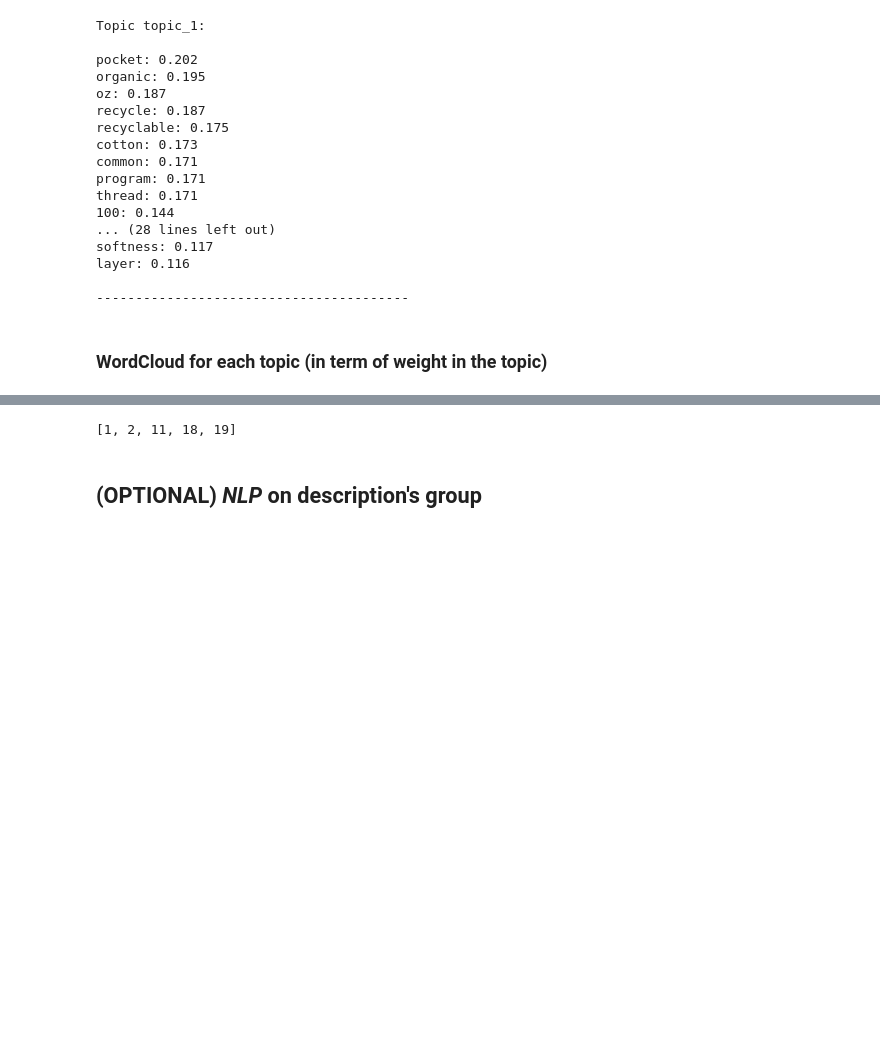
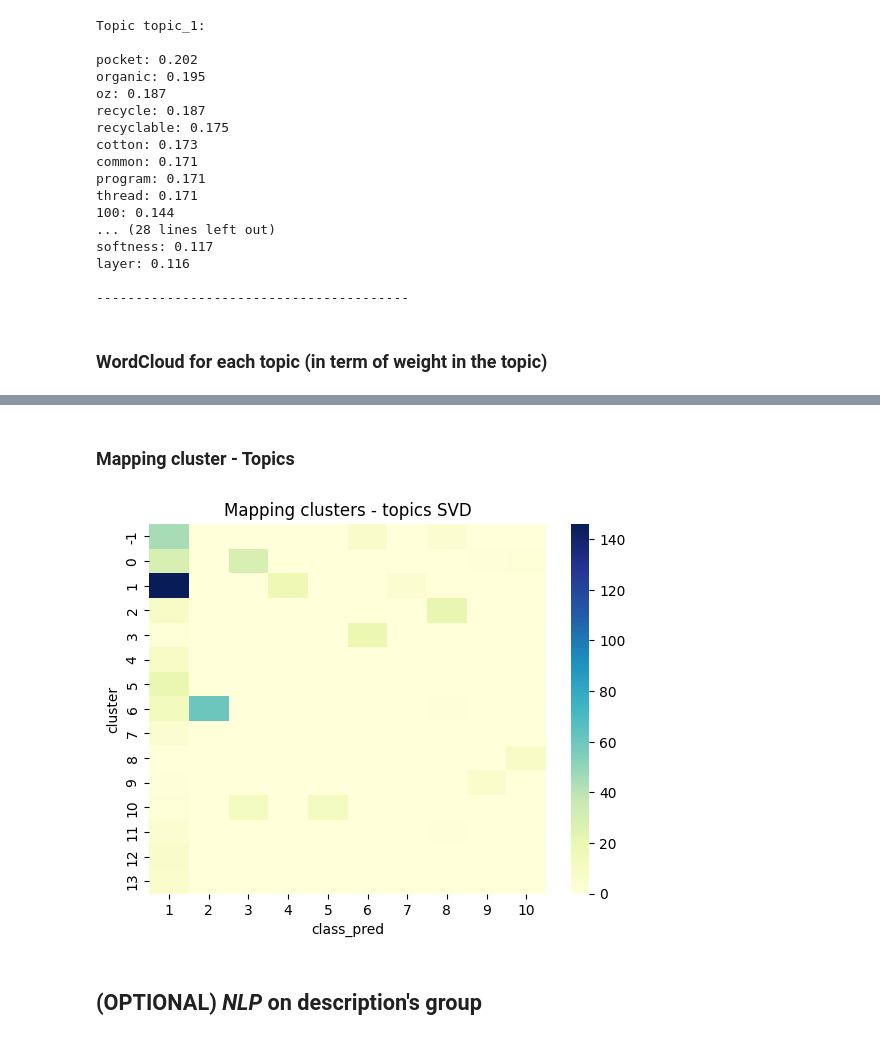
Before and after one commit to pf6511/jedha-dts-ml-unsupervised-thenorthface, a Jupyter notebook: TheNorthFace.ipynb, the cells around one changed output, grey strips where cells are left out. Drawn from its saved outputs; the diff is of its cells as text; code cells hidden in the pictures; blank space fills up the shorter version.

```diff
--- a/TheNorthFace.ipynb
+++ b/TheNorthFace.ipynb
@@ -553,12 +631,11 @@ Topic topic_12:
-# %%
-
-#cluster_predict = dbscan.fit_predict(tfidf_df[tfidf_df['Id'] == 1].iloc[:, :-2])[0].item()
-cluster_predict = tfidf_df[tfidf_df['Id'] == 1].iloc[:, -2][0].item()
-cluster_rows = tfidf_df[tfidf_df['Cluster'] == cluster_predict]
-cluster_rows = cluster_rows.iloc[:5, -1]
-cluster_rows.head(5).tolist()
-# %% [output]
-[1, 2, 11, 18, 19]
+# %% [markdown]
+### Mapping cluster - Topics ###
+# %%
+sns.heatmap(pd.crosstab(data_df["cluster"], topic_encoded_df["class_pred"]), cmap="YlGnBu")
+plt.title("Mapping clusters - topics SVD")
+plt.show()
+# %% [output]
+[figure, added]
 # %% [markdown]
 ## (OPTIONAL) *NLP* on description's group ##
 # %%
```
Also changed, not shown: parts of 21 cells of this notebook, 1 other file.
